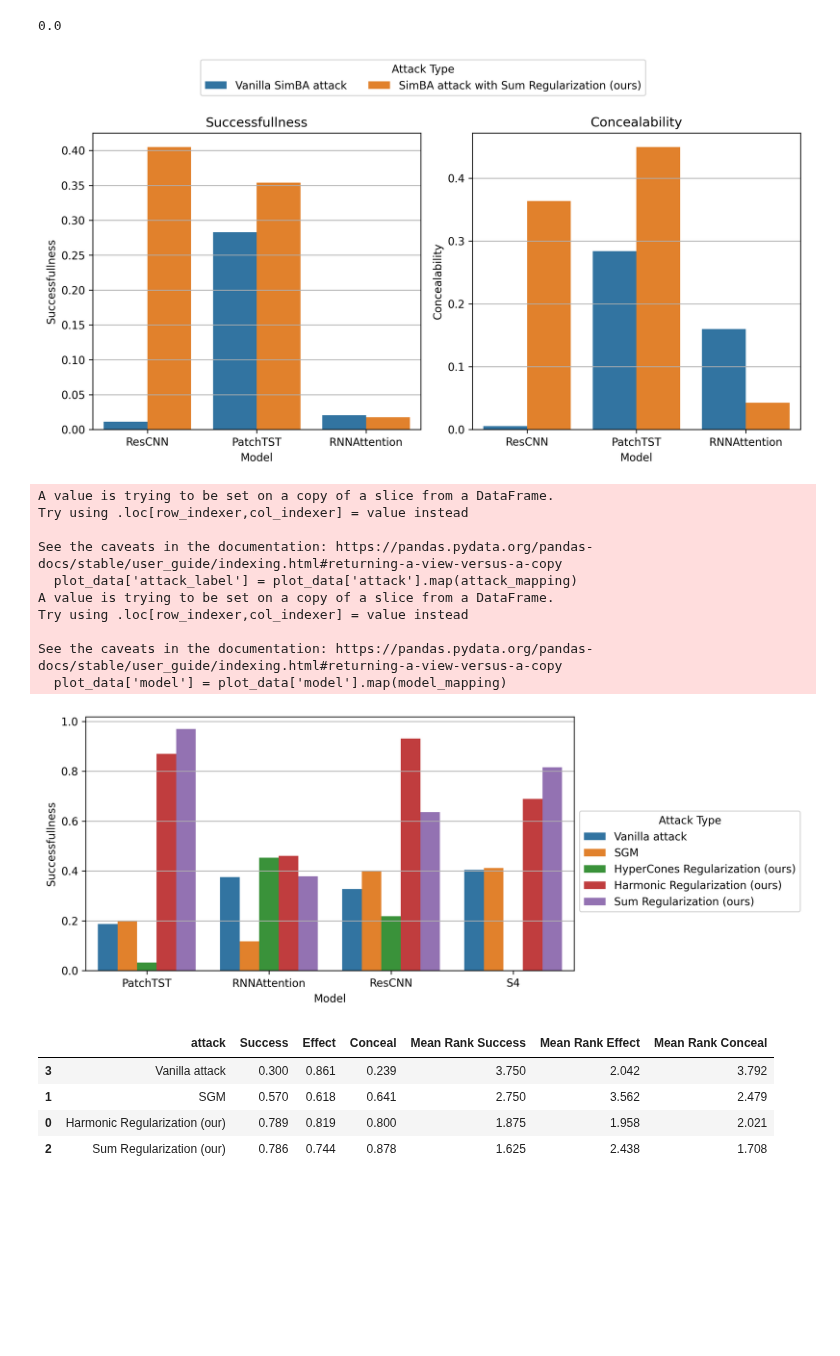
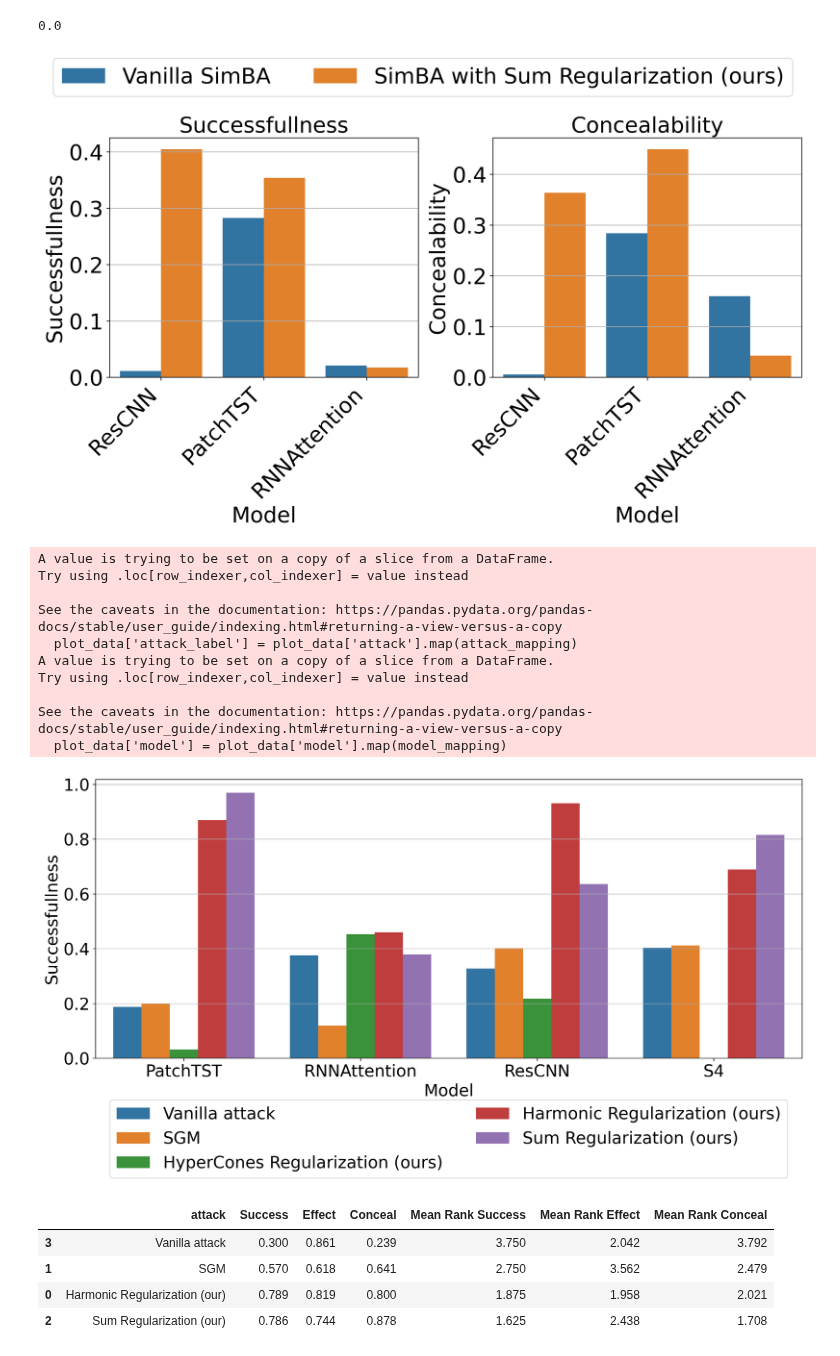
Before and after one commit to petrsokerin/Hidden_adversarial_attacks, a Jupyter notebook: notebooks/clearml_metrics.ipynb, the cells around one changed output. Drawn from its saved outputs; the diff is of its cells as text; code cells hidden in the pictures; blank space fills up the shorter version.

Commit message:
update metrics

```diff
--- a/notebooks/clearml_metrics.ipynb
+++ b/notebooks/clearml_metrics.ipynb
@@ -428,8 +412,8 @@ simba_plot = simba_plot.drop_duplicates()
 simba_plot = simba_plot.melt(id_vars=['dataset', 'model', 'attack'], value_vars=['F_EFF_CONC', 'EFF', 'CONC'], var_name='metric', value_name='metric_val')
 
 attack_mapping = {
-    'simba': 'Vanilla SimBA attack',
-    'simba_disc': 'SimBA attack with Sum Regularization (ours)',
+    'simba': 'Vanilla SimBA',
+    'simba_disc': 'SimBA with Sum Regularization (ours)',
 }
 
 metric_mapping = {
@@ -447,39 +431,53 @@ model_mapping = {
 
 simba_plot['attack_label'] = simba_plot['attack'].map(attack_mapping)
 simba_plot['model'] = simba_plot['model'].map(model_mapping)
 
+fontsize=24
 
 show_metrics = ['F_EFF_CONC', 'CONC'] #, 'EFF', 'CONC']
 # Plotting
-fig, axis = plt.subplots(1, len(show_metrics), figsize=(10, 5), dpi=300)
+fig, axis = plt.subplots(1, len(show_metrics), figsize=(12, 7), dpi=300)
 
 for i, (ax, met_name) in enumerate(zip(axis, show_metrics)):
     sns.barplot(data=simba_plot[simba_plot['metric'] == met_name],
     x='model', y='metric_val', hue='attack_label', ax=ax, errorbar=None)
 
-    ax.set_xlabel('Model')
-    ax.set_ylabel(metric_mapping[met_name])
-    ax.set_title(metric_mapping[met_name])
+    ax.set_xlabel('Model', fontsize=fontsize)
+    ax.set_ylabel(metric_mapping[met_name], fontsize=fontsize)
+    ax.set_title(metric_mapping[met_name], fontsize=fontsize)
+    ax.tick_params(axis='x', labelsize=fontsize)
+    ax.tick_params(axis='y', labelsize=fontsize)
     ax.grid(axis='y')
+
+    for tick in ax.get_xticklabels():
+        tick.set_rotation(45)
+        tick.set_ha('right')
     # ax.legend()
     # if i == len(show_metrics) - 1:
     #     ax.legend()
     # else:
     #     ax.legend([], [], frameon=False)
     ax.get_legend().remove()  # Удаляем легенду у каждого сабплота
 
 # Добавляем общую легенду под графиками
 handles, labels = ax.get_legend_handles_labels()
-fig.legend(handles, labels, title='Attack Type', loc='upper center', bbox_to_anchor=(0.5, 1.08), ncol=len(labels))
+fig.legend(
+    handles,
+    labels,
+    loc='upper center',
+    bbox_to_anchor=(0.5, 1.08),
+    ncol=len(labels),
+    fontsize=fontsize
+)
 
 plt.tight_layout(rect=[0, 0, 1, 0.95])
 
 # plt.legend(title='Attack Type', bbox_to_anchor=(0.5, 1))
 # plt.tight_layout()
 plt.savefig("../pictures/simba.pdf", bbox_inches='tight')
 plt.show()
 # %% [output]
-[figure, old version]
+[figure, new version]
 # %%
 ds_plot = ['PowerCons'] #['GunPointMaleVersusFemale', 'Strawberry', 'PowerCons', 'GunPoint', 'Coffee', 'FreezerRegularTrain'] # ['PowerCons', 'GunPoint']
 attacks_plot = ['fgsm', 'fgsm_disc', 'fgsm_harmonic', 'fgsm_disc_hypercones', 'kll2'] #'fgsm_disc_hypercones',
@@ -506,6 +504,8 @@ plot_data['model'] = plot_data['model'].map(model_mapping)
 
 order = [0, 4, 2, 3, 1]
 order_alt = [0, 3, 1, 2]
+
+fontsize=20
 plot_data_new = pd.DataFrame([])
 
 for model_name in plot_data['model'].unique():
@@ -520,12 +520,22 @@ for model_name in plot_data['model'].unique():
 plot_data_new
 
 # Plotting
-plt.figure(figsize=(10, 4), dpi=300)
+plt.figure(figsize=(13, 7), dpi=300)
 sns.barplot(data=plot_data_new, x='model', y='F_EFF_CONC', hue='attack_label', errorbar=None)
 
-plt.xlabel('Model')
-plt.ylabel('Successfullness')
-plt.legend(title='Attack Type', bbox_to_anchor=(1, 0.65))
+plt.xlabel('Model', fontsize=fontsize)
+plt.ylabel('Successfullness', fontsize=fontsize)
+plt.legend(
+    loc='upper center',
+    bbox_to_anchor=(0.5, -0.12),
+    ncol=2,
+    fontsize=fontsize
+)
+
+plt.tight_layout()
+
+plt.xticks(fontsize=fontsize)
+plt.yticks(fontsize=fontsize)
 plt.grid(axis='y')
 plt.tight_layout()
 plt.savefig("../pictures/mean_models.pdf")
@@ -542,7 +552,7 @@ Try using .loc[row_indexer,col_indexer] = value instead
 
 See the caveats in the documentation: https://pandas.pydata.org/pandas-docs/stable/user_guide/indexing.html#returning-a-view-versus-a-copy
   plot_data['model'] = plot_data['model'].map(model_mapping)
-[figure, old version]
+[figure, new version]
 # %%
 filtered_metrics = metrics[filter_start_point_mask]
 #filtered_metrics.groupby(by=['dataset', 'model', 'attack'])[metric_name].idxmax()
```
Also changed, not shown: parts of 5 cells of this notebook.
